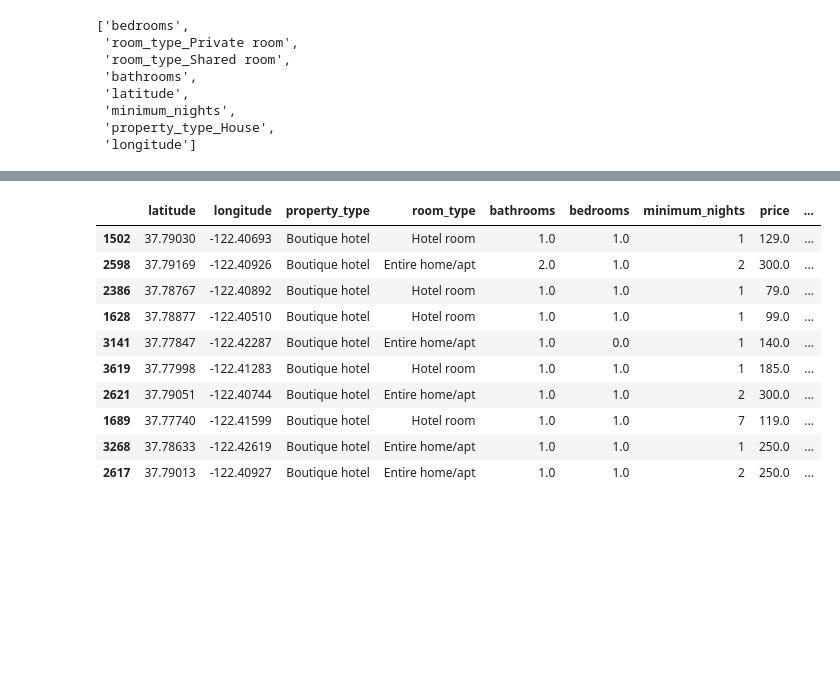
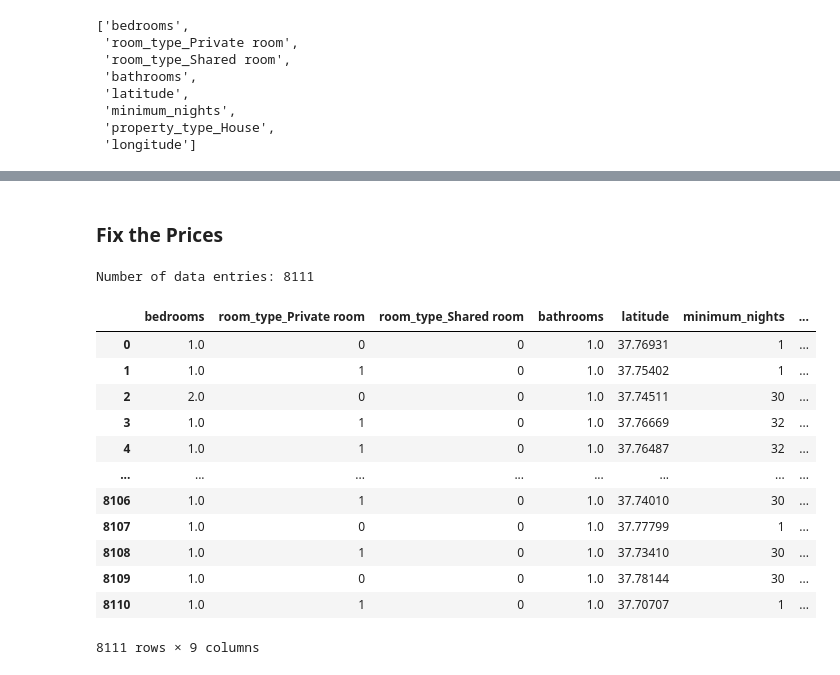
Before and after one commit to dissagaliyeva/property-rentals-analysis, a Jupyter notebook: analysis.ipynb, the cells around one changed output, grey strips where cells are left out. Saved outputs shown, nothing was run; the diff lists cells and outputs as text; code cells hidden in the pictures; blank space fills up the shorter version.

```diff
--- a/analysis.ipynb
+++ b/analysis.ipynb
@@ -873,2 +802,31 @@ sample
+# %% [markdown]
+### Fix the Prices <a class="anchor" id="fix"/>
+# %%
+df = pd.read_csv('data/cleaned_8111_entries.csv')
+
+print('Number of data entries:', len(df))
+# %% [output]
+Number of data entries: 8111
 # %%
-x = pd.get_dummies(sample.drop('price', axis='columns')).loc[:, X.columns.tolist()]
+df = pd.get_dummies(df)
+
+target = df['price']
+
+df = df.loc[:, X.columns.tolist()]
+df['price'] = target
+
+df
+# %% [output]
+|  | bedrooms | room_type_Private room | room_type_Shared room | bathrooms | latitude | minimum_nights | ... |
+| 0 | 1.0 | 0 | 0 | 1.0 | 37.76931 | 1 | ... |
+| 1 | 1.0 | 1 | 0 | 1.0 | 37.75402 | 1 | ... |
+| 2 | 2.0 | 0 | 0 | 1.0 | 37.74511 | 30 | ... |
+| 3 | 1.0 | 1 | 0 | 1.0 | 37.76669 | 32 | ... |
+| 4 | 1.0 | 1 | 0 | 1.0 | 37.76487 | 32 | ... |
+| ... | ... | ... | ... | ... | ... | ... | ... |
+| 8106 | 1.0 | 1 | 0 | 1.0 | 37.74010 | 30 | ... |
+| 8107 | 1.0 | 0 | 0 | 1.0 | 37.77799 | 1 | ... |
+| 8108 | 1.0 | 1 | 0 | 1.0 | 37.73410 | 30 | ... |
+| 8109 | 1.0 | 0 | 0 | 1.0 | 37.78144 | 30 | ... |
+| 8110 | 1.0 | 1 | 0 | 1.0 | 37.70707 | 1 | ... |
+8111 rows × 9 columns
@@ -879,14 +832,0 @@ sample['difference'] = sample['price'] - sample['predicted']
-# %%
-sample
-# %% [output]
-|  | latitude | longitude | property_type | room_type | bathrooms | bedrooms | minimum_nights | price | ... |
-| 1502 | 37.79030 | -122.40693 | Boutique hotel | Hotel room | 1.0 | 1.0 | 1 | 129.0 | ... |
-| 2598 | 37.79169 | -122.40926 | Boutique hotel | Entire home/apt | 2.0 | 1.0 | 2 | 300.0 | ... |
-| 2386 | 37.78767 | -122.40892 | Boutique hotel | Hotel room | 1.0 | 1.0 | 1 | 79.0 | ... |
-| 1628 | 37.78877 | -122.40510 | Boutique hotel | Hotel room | 1.0 | 1.0 | 1 | 99.0 | ... |
-| 3141 | 37.77847 | -122.42287 | Boutique hotel | Entire home/apt | 1.0 | 0.0 | 1 | 140.0 | ... |
-| 3619 | 37.77998 | -122.41283 | Boutique hotel | Hotel room | 1.0 | 1.0 | 1 | 185.0 | ... |
-| 2621 | 37.79051 | -122.40744 | Boutique hotel | Entire home/apt | 1.0 | 1.0 | 2 | 300.0 | ... |
-| 1689 | 37.77740 | -122.41599 | Boutique hotel | Hotel room | 1.0 | 1.0 | 7 | 119.0 | ... |
-| 3268 | 37.78633 | -122.42619 | Boutique hotel | Entire home/apt | 1.0 | 1.0 | 1 | 250.0 | ... |
-| 2617 | 37.79013 | -122.40927 | Boutique hotel | Entire home/apt | 1.0 | 1.0 | 2 | 250.0 | ... |
```
Also changed, not shown: parts of 25 cells of this notebook, 3 other files.
